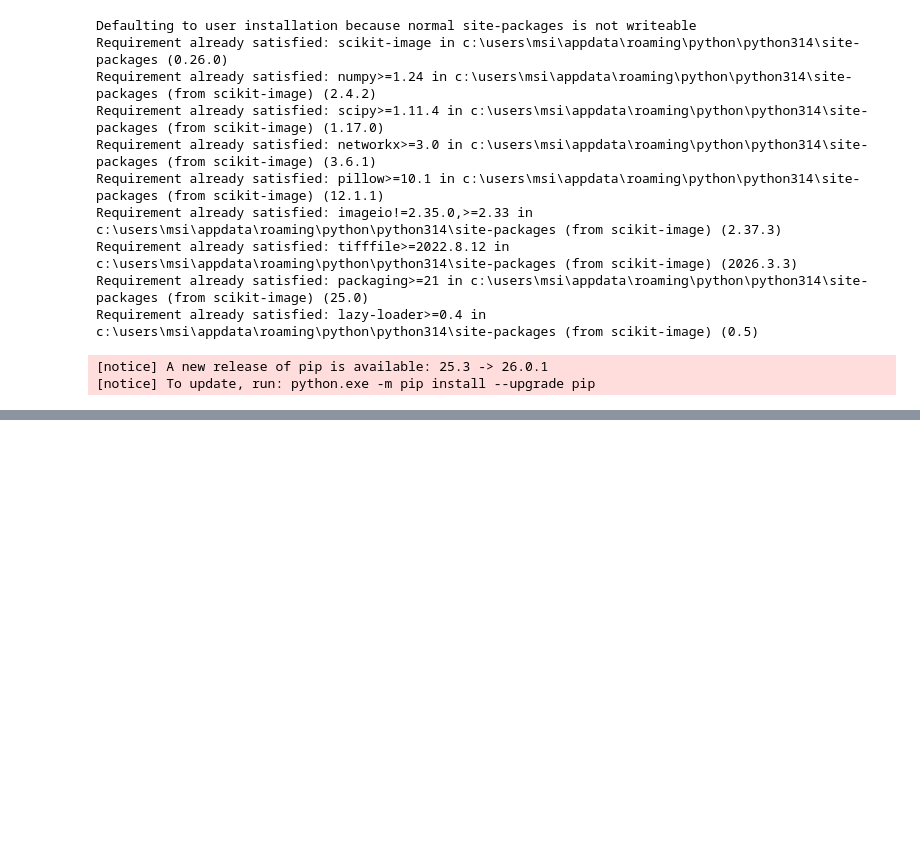
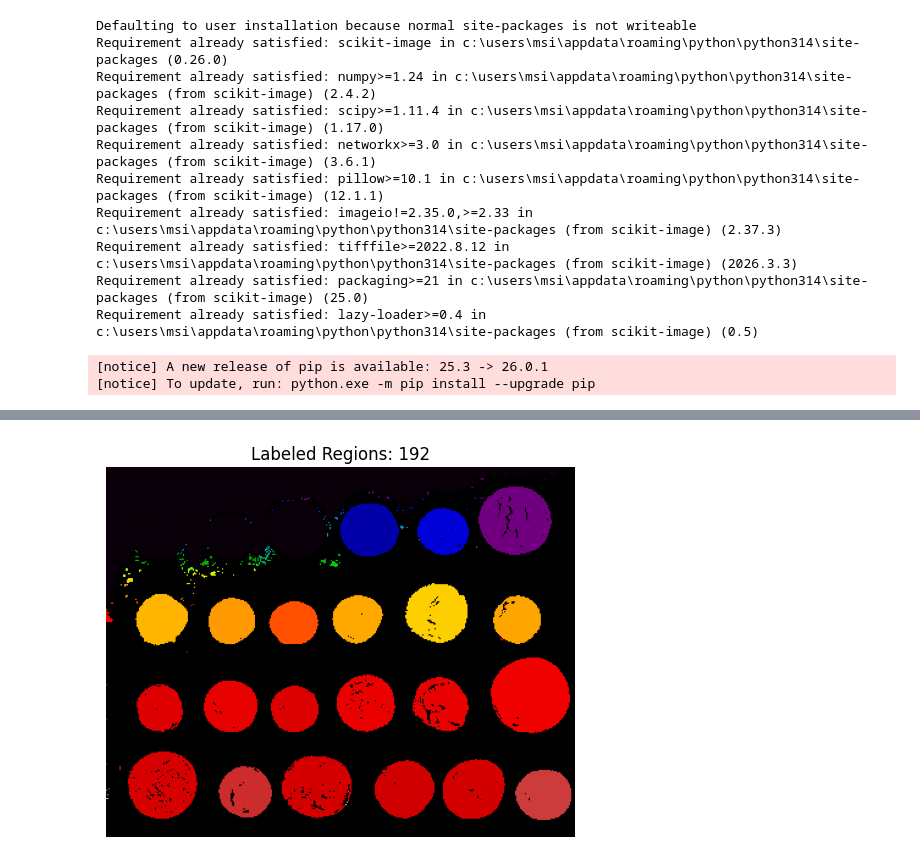
Before and after one commit to Ddasunsandeepa/Image-Processing-OpenCV, a Jupyter notebook: lab01/lab01.ipynb, the cells around one changed output, grey strips where cells are left out. Cells and saved outputs as stored; diff of their text form; code cells hidden in the pictures; blank space fills up the shorter version.

```diff
--- a/lab01/lab01.ipynb
+++ b/lab01/lab01.ipynb
@@ -199,0 +283,16 @@ ModuleNotFoundError: No module named 'skimage.util.dtype'
+# %%
+# --- Mahotas Example ---
+
+import mahotas
+
+img = data.coins()
+thresh = img.mean()
+binary = img > thresh
+labeled, n = mahotas.label(binary)
+plt.imshow(labeled, cmap='nipy_spectral')
+plt.title(f"Labeled Regions: {n}")
+plt.axis('off')
+
+plt.show()
+# %% [output]
+[figure, added]
```
Also changed, not shown: parts of 5 cells of this notebook, 5 other files.
